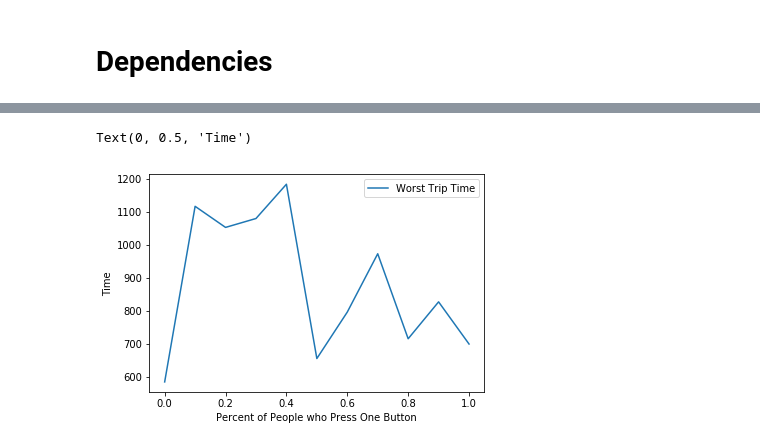
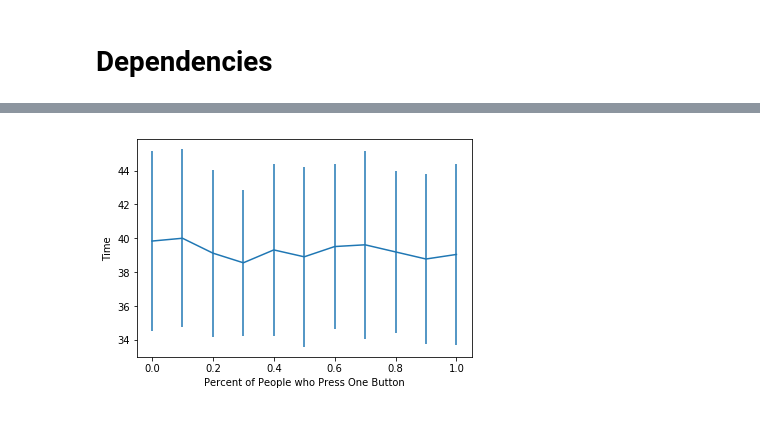
Before and after one commit to jschless/elevatorsim, a Jupyter notebook: ElevatorSim.ipynb, the cells around one changed output, grey strips where cells are left out. Saved outputs shown, nothing was run; the diff lists cells and outputs as text; code cells hidden in the pictures.

```diff
--- a/ElevatorSim.ipynb
+++ b/ElevatorSim.ipynb
@@ -311,12 +342,36 @@ for p in probabilities:
+# %%
+probabilities = np.linspace(0, 1, num=11)
+results = {}
+n_trials = 200
+for p in probabilities:
+    def press_one_or_two(temp, e1, e2):
+        print(temp)
+        print(e1)
+        print(e2)
+
+        if np.random.random() < p:
+            press_one(temp, e1, e2)
+        else:
+            press_both(temp, e1, e2)
+    temp = []
+    for i in range(n_trials):
+        temp.append(simulation(button_press_func=press_both, time_steps=3600))
+    results[p] = temp
 # %%
 mean_dict, worst_dict = {}, {}
 for p, result in results.items():
-    print(f'results when {p} % of people decide to press one button')
-    e1, e2 = result
-    mean_dict[p] = np.mean(e1.average_times+e2.average_times)
-    worst_dict[p] = np.max(e1.average_times+e2.average_times)
+    temp_means = []
+    temp_worsts = []
+    for e1, e2 in result:
+        temp_means.append(np.mean(e1.average_times+e2.average_times))
+        temp_worsts.append(np.max(e1.average_times+e2.average_times))
+    mean_dict[p] = temp_means
+    worst_dict[p] = temp_worsts
 
-plt.plot(mean_dict.keys(), mean_dict.values(), label='Average Trip Time')
-plt.legend()
-plt.xlabel('Percent of People who Press One Button')
-plt.ylabel('Time')
+def plot_dict(adict):
+    xs = adict.keys()
+    ys = [np.mean(x) for x in adict.values()]
+    errors = [np.std(x) for x in adict.values()]
+    plt.errorbar(xs, ys, yerr=errors)
+    plt.xlabel('Percent of People who Press One Button')
+    plt.ylabel('Time')
@@ -337,8 +378,4 @@ Text(0, 0.5, 'Time')
-# %%
-plt.plot(worst_dict.keys(), worst_dict.values(), label='Worst Trip Time')
-plt.legend()
-plt.xlabel('Percent of People who Press One Button')
-plt.ylabel('Time')
-# %% [output]
-Text(0, 0.5, 'Time')
-[figure, removed]
+# %%
+plot_dict(mean_dict)
+# %% [output]
+[figure, added]
```
Also changed, not shown: parts of 33 cells of this notebook.
